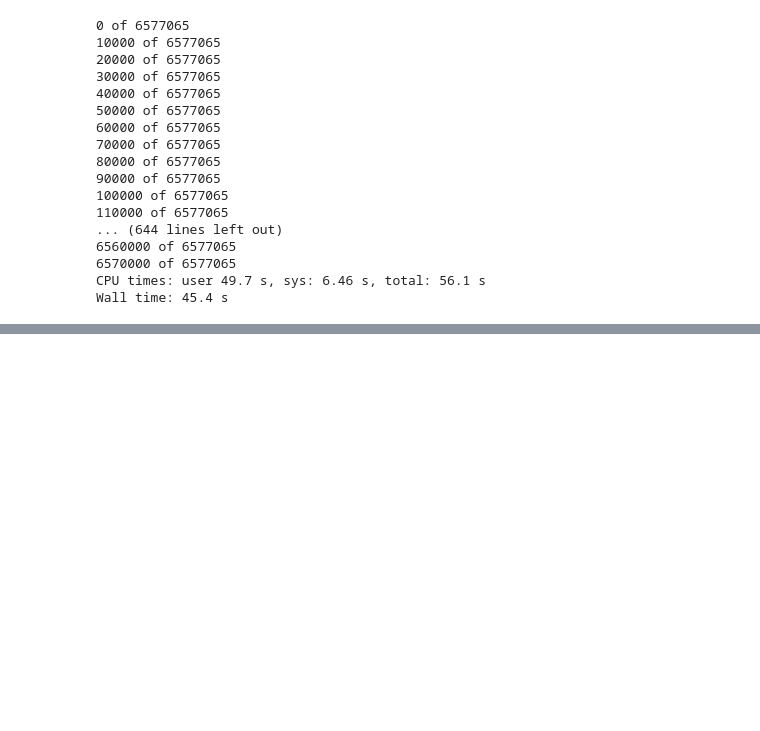
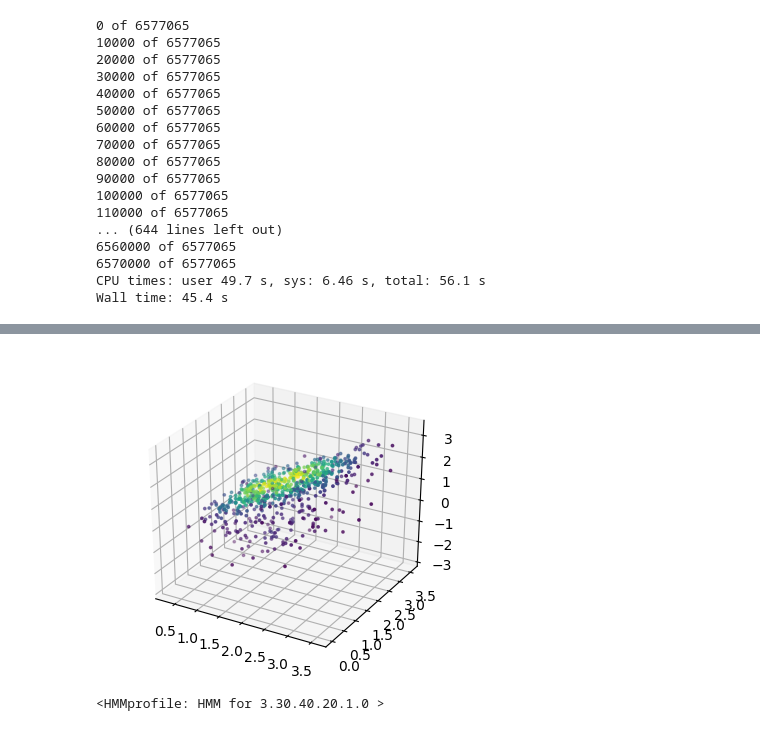
Before and after one commit to CATH-summer-2017/django_CATH, a Jupyter notebook: dbscript/hmmview2.ipynb, the cells around one changed output, grey strips where cells are left out. Cells and saved outputs as stored; diff of their text form; code cells hidden in the pictures; blank space fills up the shorter version.

```diff
--- a/dbscript/hmmview2.ipynb
+++ b/dbscript/hmmview2.ipynb
@@ -261,0 +467,16 @@ key = sDnorm[0]
+# %%
+%%time
+# sDnorm[0]
+# using_coo_izip
+D_curr = D_norm
+# D_curr = D_raw
+
+xdata = []
+ydata = []
+vdata = []
+sfbools = []
+for x,y,v in using_tocoo_izip(D_curr):
+    xdata.append(x)
+    ydata.append(y)
+    vdata.append(v)
+    sfbools.append(sfs[x]==sfs[y])
@@ -261,0 +486,64 @@ key = sDnorm[0]
+# %%
+from scipy import stats
+
+
+import matplotlib
+%matplotlib inline
+from matplotlib import cm
+from matplotlib import pyplot as plt
+from mpl_toolkits.mplot3d import Axes3D
+kwargs = {
+    'projection':'3d',
+}
+plt.close()
+siz = [450,400]
+DPI=100.
+fig = plt.figure(figsize = [x/float(DPI) for x in siz], dpi=DPI)
+ax1 = fig.add_subplot(111,**kwargs)
+# idx = range(1000)
+
+N = 700
+
+xss = [hcounts[xi] for xi in xdata]
+yss = [hcounts[xi] for xi in ydata]
+zss = np.array(vdata)
+
+# xss = np.array(xss)
+# yss = np.array(yss)
+# zss = np.array(zss)
+
+# idx = sfbools
+# xss = np.delete(xss,idx)
+# yss = np.delete(yss,idx)
+# zss = np.delete(zss,idx)
+
+xss= np.array(xss[:N])
+yss = np.array(yss[:N])
+zss = np.array(zss[:N])
+
+xss = np.log10(xss+1)
+yss = np.log10(yss+1)
+# zss = np.log10(zss+1)
+
+xyz = np.vstack([xss,yss,zss])
+kde = stats.gaussian_kde(xyz)
+# ax1.set_zlim([0,2000])
+
+ax1.scatter(xss,yss,zss,'.',3, c = kde([xss,yss,zss]))
+
+X = np.linspace(xss.min(), xss.max(),30)
+Y = np.linspace(yss.min(), yss.max(),30)
+# Z = np.linspace(zss.min(), zss.max(),30)
+# Y = np.arange(-5, 5, 0.25)
+X, Y = np.meshgrid(X, Y)
+Z = (X + Y) / 2 - 2
+# surf = ax1.plot_surface(X, Y, Z, cmap=cm.coolwarm, alpha = 0.5,
+#                        linewidth=0, antialiased=False)
+# %% [output]
+[figure, added]
+# %%
+# type(hmms)
+hmms[2775]
+# hmmid1
+# %% [output]
+<HMMprofile: HMM for 3.30.40.20.1.0 >
```
Also changed, not shown: parts of 38 cells of this notebook.
